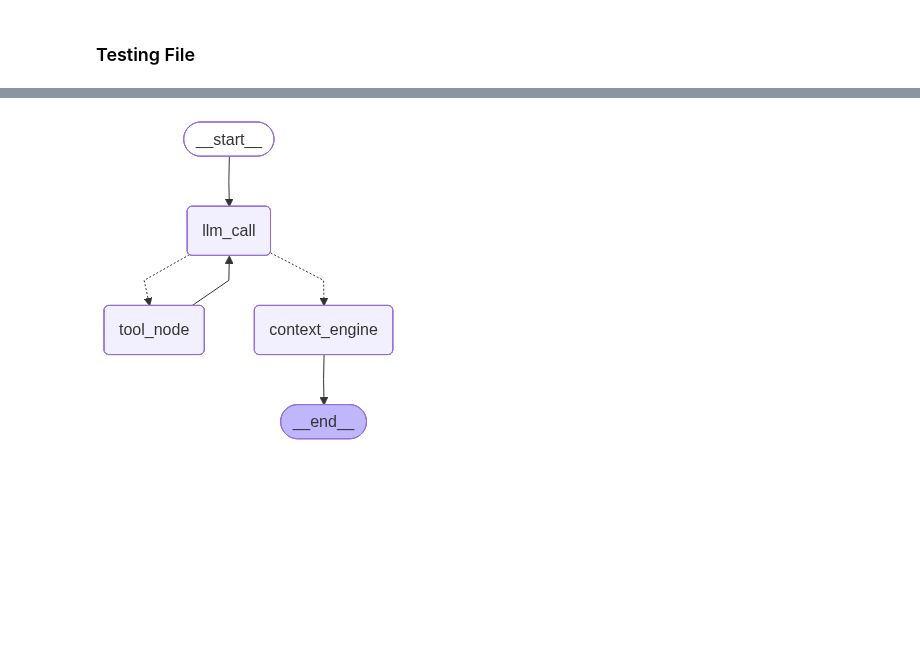
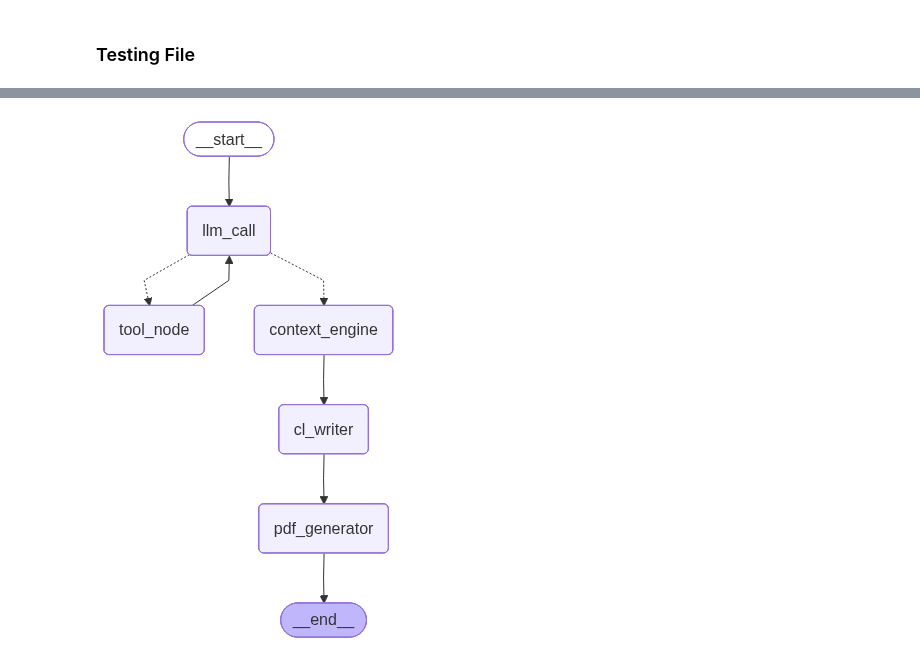
Before and after one commit to ruben-fonseca-castro/agentic_CL_builder, a Jupyter notebook: development.ipynb, the cells around one changed output, grey strips where cells are left out. Saved outputs shown, nothing was run; the diff lists cells and outputs as text; code cells hidden in the pictures; blank space fills up the shorter version.

```diff
--- a/development.ipynb
+++ b/development.ipynb
@@ -113,6 +135,8 @@ class AgentState(TypedDict):
     critique: str
     final_pdf_path: str
     iteration_count: int
+    exception_triggered: int
+    current_date: str
 # %%
 from langchain.messages import SystemMessage, ToolMessage
 
@@ -303,35 +618,39 @@ from langgraph.graph import StateGraph, START, END
 
 agent_builder = StateGraph(AgentState)
 agent_builder.add_node("llm_call", llm_call)
 agent_builder.add_node("tool_node", tool_node)  # Single unified node
 agent_builder.add_node("context_engine",context_engine_node) # with RAG and FileSystem MCP
+agent_builder.add_node("cl_writer",cl_writer_node)
+agent_builder.add_node("pdf_generator",pdf_generator_node)
 
 def should_continue(state: AgentState):
     last_message = state["messages"][-1]
     if not last_message.tool_calls:
         return "context_engine"
     return "tool_node"
 
 agent_builder.add_edge(START, "llm_call")
 agent_builder.add_conditional_edges(
     "llm_call",
     should_continue,
     ["tool_node", "context_engine"]
 )
 agent_builder.add_edge("tool_node", "llm_call")
-agent_builder.add_edge("context_engine",END)
+agent_builder.add_edge("context_engine","cl_writer")
+agent_builder.add_edge("cl_writer","pdf_generator")
+agent_builder.add_edge("pdf_generator",END)
 
 agent = agent_builder.compile()
 
 #display graph for debugging purposes/flow
 
 from IPython.display import Image, display
 try:
     display(Image(agent.get_graph(xray=True).draw_mermaid_png()))
 except:
     pass
 # %% [output]
-[figure, old version]
+[figure, new version]
 # %%
 # Invoke/Attempt flow
 
```
Also changed, not shown: parts of 7 cells of this notebook, 4 other files.
